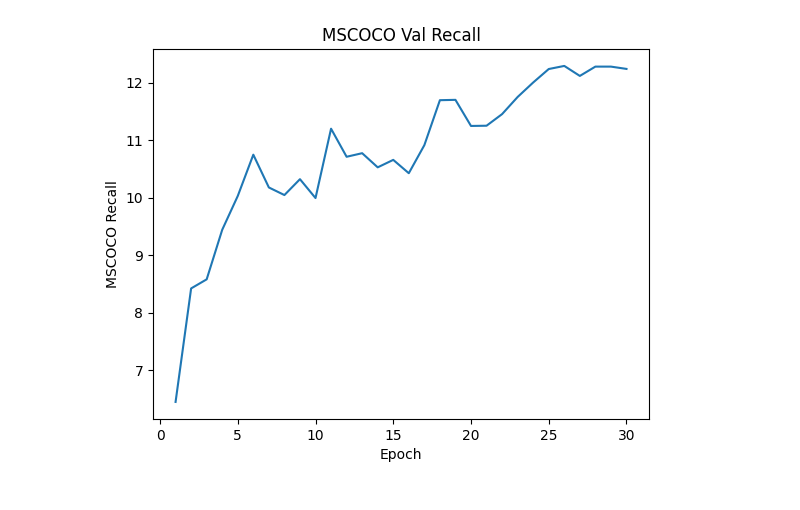
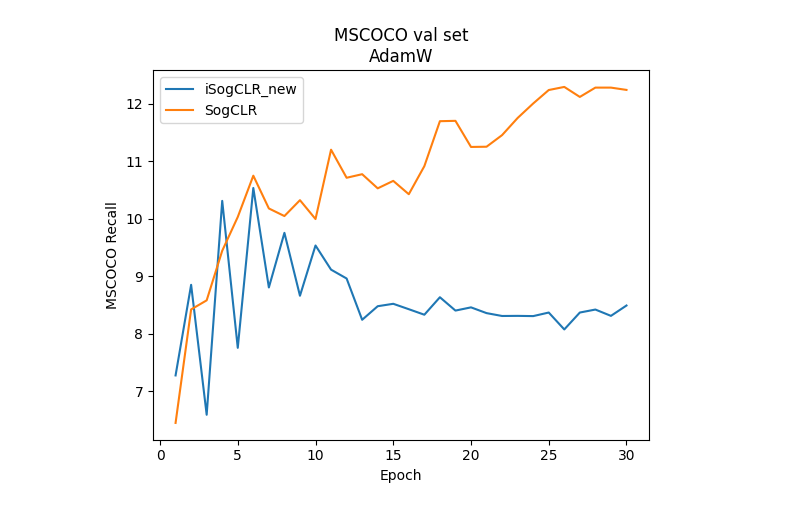
Before and after one commit to giakhanh2711/csce689_iSogCLR, a Jupyter notebook: visualization/visualization.ipynb, the cells around one changed output. Drawn from its saved outputs; the diff is of its cells as text; code cells hidden in the pictures.

Commit message:
add data file and update visualization code

```diff
--- a/visualization/visualization.ipynb
+++ b/visualization/visualization.ipynb
@@ -10,8 +10,7 @@ epoch: checkpoint_16 {"val_txt_r1": 12.54, "val_txt_r5": 31.1, "val_txt_r10": 42
 epoch: checkpoint_26
 
 """
-# %%
-visualize.reformat_val_file("val_coco_log_sogclr_adamw.txt")
-visualize.plot_mean_recall_val("val_coco_log_sogclr_adamw.txt")
-# %% [output]
-[figure, removed]
+# %%
+visualize.plot_curves_mean_recall_val("../results/MSCOCO/AdamW")
+# %% [output]
+[figure, added]
```
Also changed, not shown: 3 other files.
